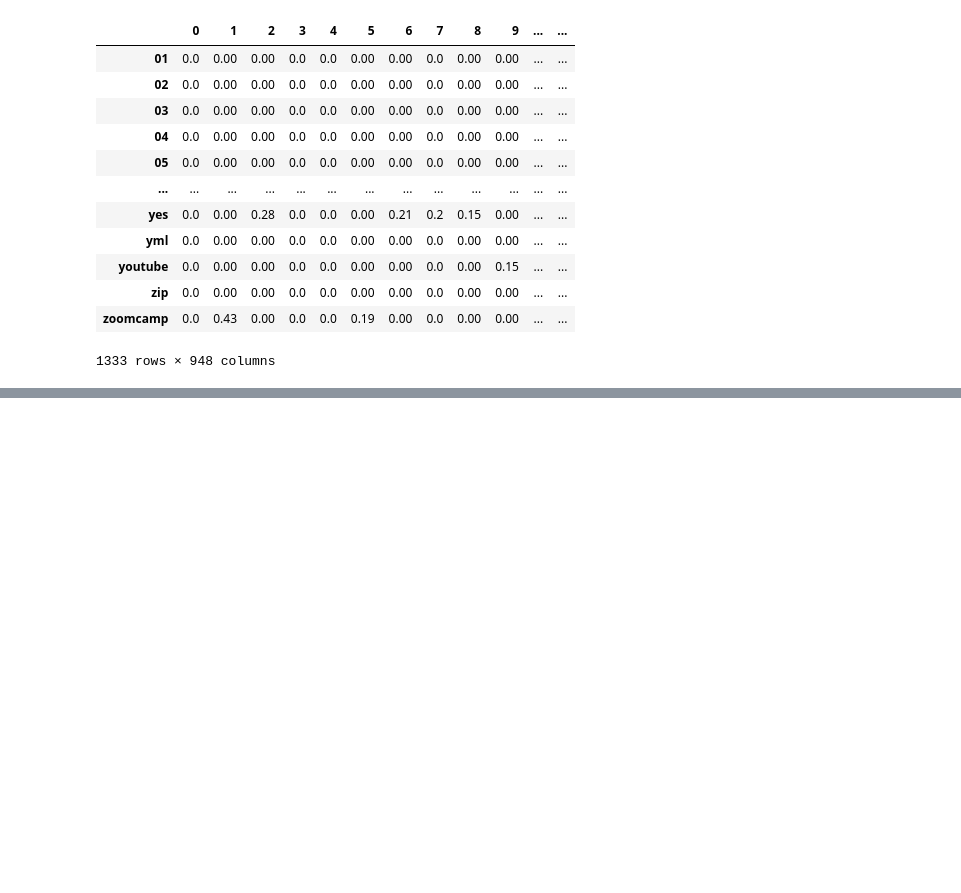
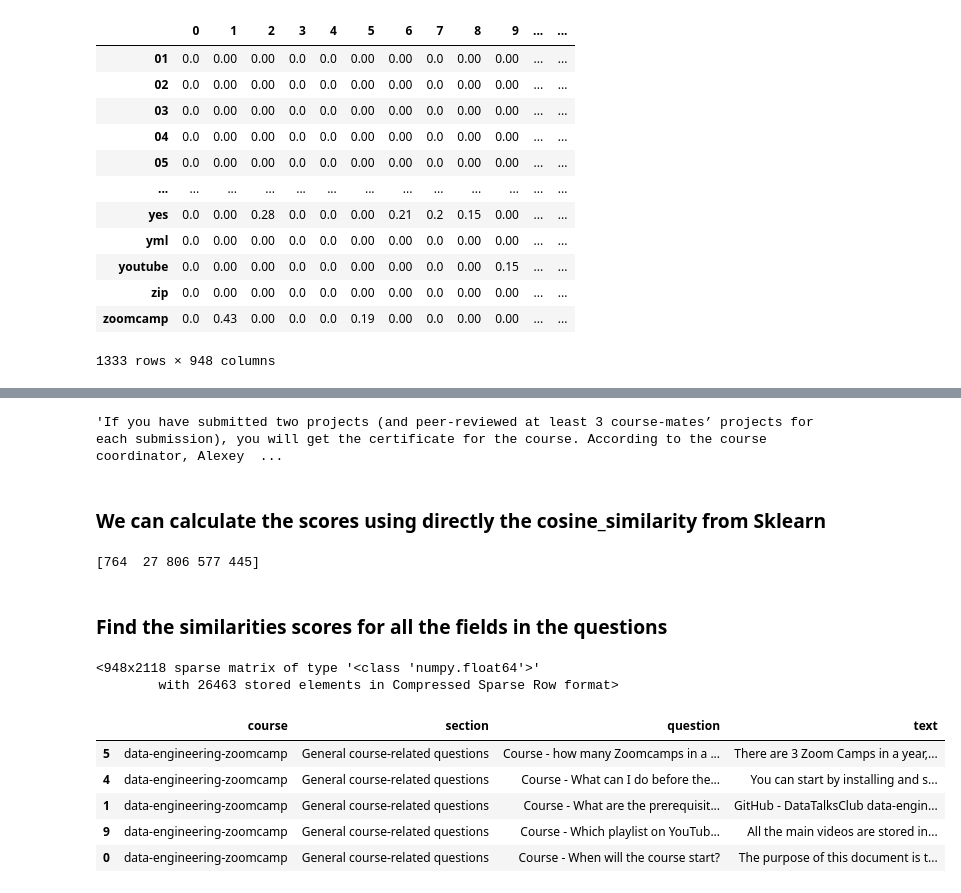
Before and after one commit to g-stavrakis/Search_engine_workshop, a Jupyter notebook: Search_engine.ipynb, the cells around one changed output, grey strips where cells are left out. Drawn from its saved outputs; the diff is of its cells as text; code cells hidden in the pictures; blank space fills up the shorter version.

Commit message:
Adding basic filtering with cosine similarity

```diff
--- a/Search_engine.ipynb
+++ b/Search_engine.ipynb
@@ -102,0 +154,71 @@ df_docs.round(2)
+# %%
+# See the most relevant answer
+df['text'].iloc[764]
+# %% [output]
+'If you have submitted two projects (and peer-reviewed at least 3 course-mates’ projects for each submission), you will get the certificate for the course. According to the course coordinator, Alexey  ...
+# %% [markdown]
+### We can calculate the scores using directly the cosine_similarity from Sklearn
+# %%
+from sklearn.metrics.pairwise import cosine_similarity
+
+# Calculate the scores using cosine similarity
+similarity_scores = cosine_similarity(X,q).flatten()
+# Sort them by similarity score and find the indexes
+indxs = np.argsort(similarity_scores)[-5:]
+print(indxs)
+# %% [output]
+[764  27 806 577 445]
+# %% [markdown]
+### Find the similarities scores for all the fields in the questions
+# %%
+fields = ['section', 'question', 'text']
+transformers = {}
+matrices = {}
+
+# For each field in the dataframe convert it into vectors
+for field in fields:
+    # Fit the vectorizer
+    cv = TfidfVectorizer(stop_words='english', min_df=3)
+    # Vectorize the text
+    X = cv.fit_transform(df[field])
+
+    # Created a dictionary of all the fitted vectorizers
+    transformers[field] = cv
+    # Create a dictionary with all the matrices of vectors
+    matrices[field] = X
+
+transformers['text'].get_feature_names_out()
+matrices['text']
+# %% [output]
+<948x2118 sparse matrix of type '<class 'numpy.float64'>'
+        with 26463 stored elements in Compressed Sparse Row format>
+# %%
+# Vectorize a query and search for all the fields
+
+# Initialize the array of scores with zeros
+score = np.zeros(len(df))
+
+query = 'I just discovered the course, is it too late to join?'
+
+# Search for all the fields and aggregate the scores
+for f in fields:
+    # Create the query vector using the previous transformers
+    q = transformers[f].transform([query])
+    # Fetch the matrices
+    X = matrices[f]
+    # Calculate the cosine similarity for the field
+    f_score = cosine_similarity(X,q).flatten()
+    # Append this into the score
+    score = score + f_score
+
+# Find the indexes of the most relevant documents
+indxs = np.argsort(score)[-5:]
+# display the relevant answers
+df.iloc[indxs]
+# %% [output]
+|  | course | section | question | text |
+| 5 | data-engineering-zoomcamp | General course-related questions | Course - how many Zoomcamps in a ... | There are 3 Zoom Camps in a year,... |
+| 4 | data-engineering-zoomcamp | General course-related questions | Course - What can I do before the... | You can start by installing and s... |
+| 1 | data-engineering-zoomcamp | General course-related questions | Course - What are the prerequisit... | GitHub - DataTalksClub data-engin... |
+| 9 | data-engineering-zoomcamp | General course-related questions | Course - Which playlist on YouTub... | All the main videos are stored in... |
+| 0 | data-engineering-zoomcamp | General course-related questions | Course - When will the course start? | The purpose of this document is t... |
```
Also changed, not shown: parts of 6 cells of this notebook.
